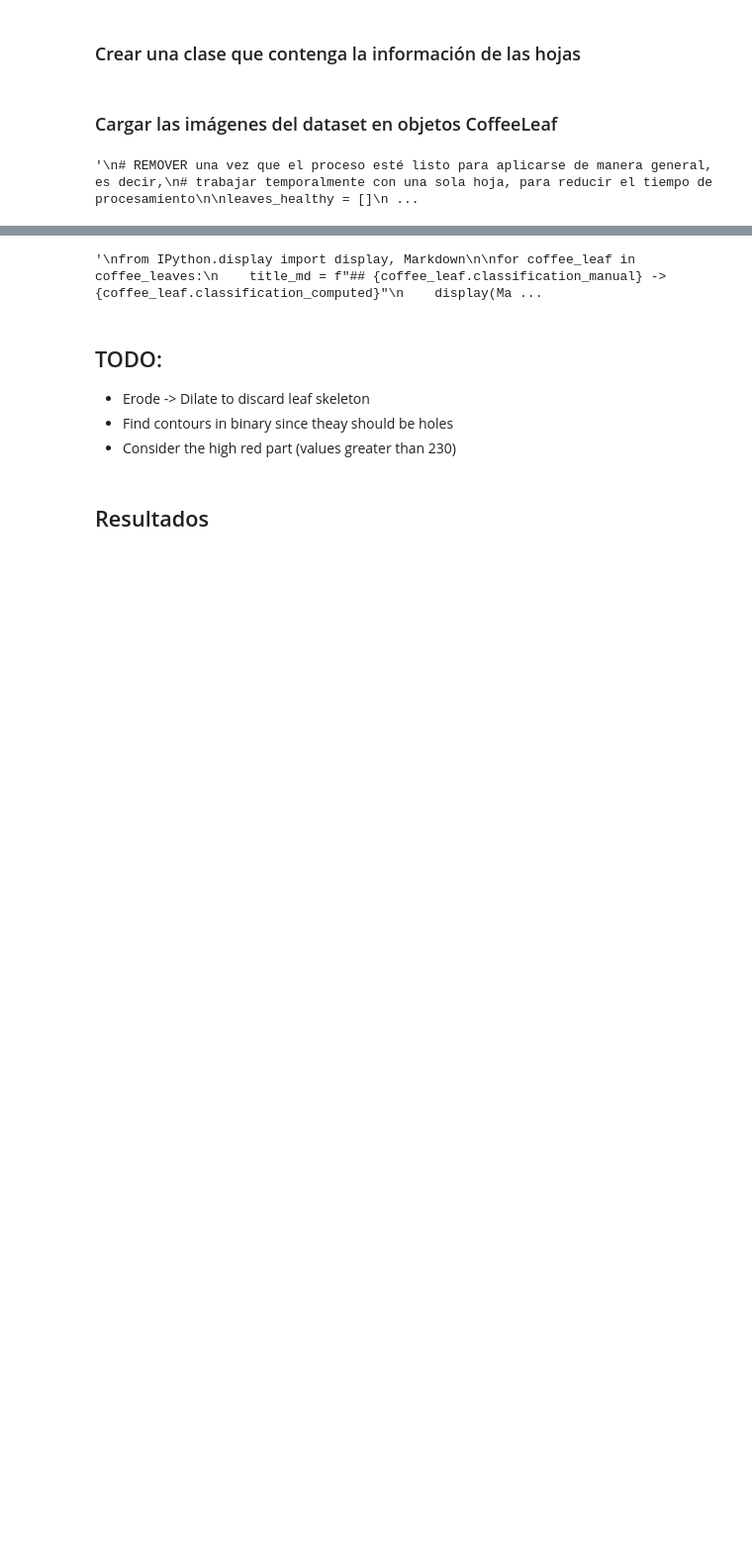
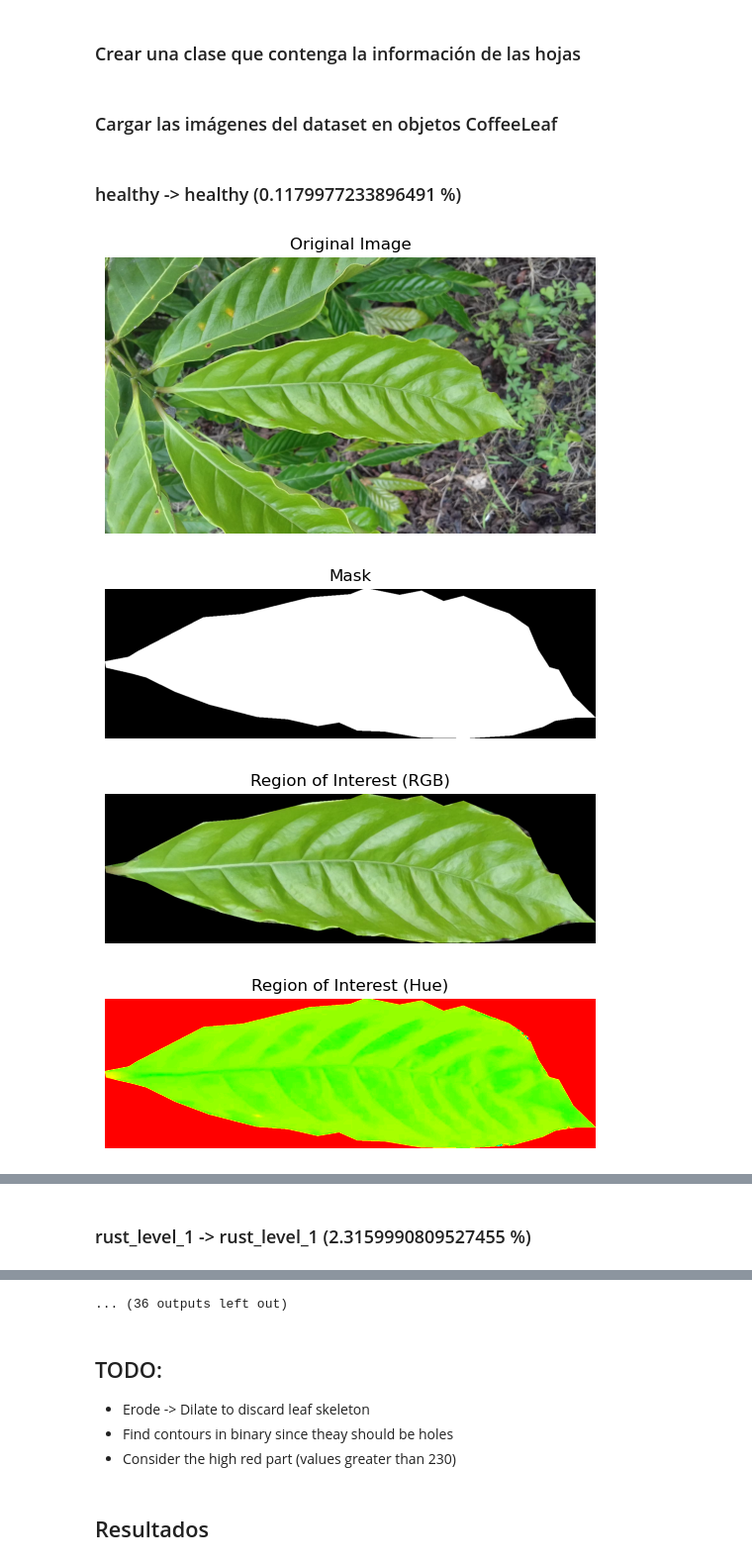
Before and after one commit to LindermanDgz/coffee-leaves-classification, a Jupyter notebook: coffee-leaves-classification.ipynb, the cells around one changed output, grey strips where cells are left out. Shown at 99% size. Saved outputs shown, nothing was run; the diff lists cells and outputs as text; code cells hidden in the pictures; blank space fills up the shorter version.

```diff
--- a/coffee-leaves-classification.ipynb
+++ b/coffee-leaves-classification.ipynb
@@ -181,7 +199,6 @@ class CoffeeLeaf:
 # %% [markdown]
 ### Cargar las imágenes del dataset en objetos CoffeeLeaf
 # %%
-"""
 # REMOVER una vez que el proceso esté listo para aplicarse de manera general, es decir,
 # trabajar temporalmente con una sola hoja, para reducir el tiempo de procesamiento
 
@@ -215,9 +232,6 @@ annotations = [
     leaves_rust_level_4[10],
     leaves_red_spider_mite[10],
 ]
-"""
-# %% [output]
-'\n# REMOVER una vez que el proceso esté listo para aplicarse de manera general, es decir,\n# trabajar temporalmente con una sola hoja, para reducir el tiempo de procesamiento\n\nleaves_healthy = []\n ...
 # %%
 IMAGES_PATH = "../rocole_photos/"
 
@@ -233,12 +247,17 @@ for annotation in annotations:
     coffee_leaf = CoffeeLeaf(leaf_id, state, classification, image_bgr, geometry)
     coffee_leaves.append(coffee_leaf)
 # %%
-"""
 from IPython.display import display, Markdown
 
 for coffee_leaf in coffee_leaves:
-    title_md = f"## {coffee_leaf.classification_manual} -> {coffee_leaf.classification_computed}"
+    original_class = coffee_leaf.classification_manual
+    computed_class = coffee_leaf.classification_computed
+    title_md = f"### {original_class} -> {computed_class} ({coffee_leaf.affected_percentage} %)"
     display(Markdown(title_md))
     coffee_leaf.describe()
-"""
 # %% [output]
+### healthy -> healthy (0.1179977233896491 %)
+[figure, added]
+[figure, added]
+[figure, added]
+[figure, added]
@@ -244,0 +267 @@ for coffee_leaf in coffee_leaves:
+### rust_level_1 -> rust_level_1 (2.3159990809527455 %)
@@ -245,4 +271,4 @@ for coffee_leaf in coffee_leaves:
-'\nfrom IPython.display import display, Markdown\n\nfor coffee_leaf in coffee_leaves:\n    title_md = f"## {coffee_leaf.classification_manual} -> {coffee_leaf.classification_computed}"\n    display(Ma ...
+... (36 outputs left out)
 # %% [markdown]
 ## TODO:
 
```
Also changed, not shown: parts of 3 cells of this notebook.
